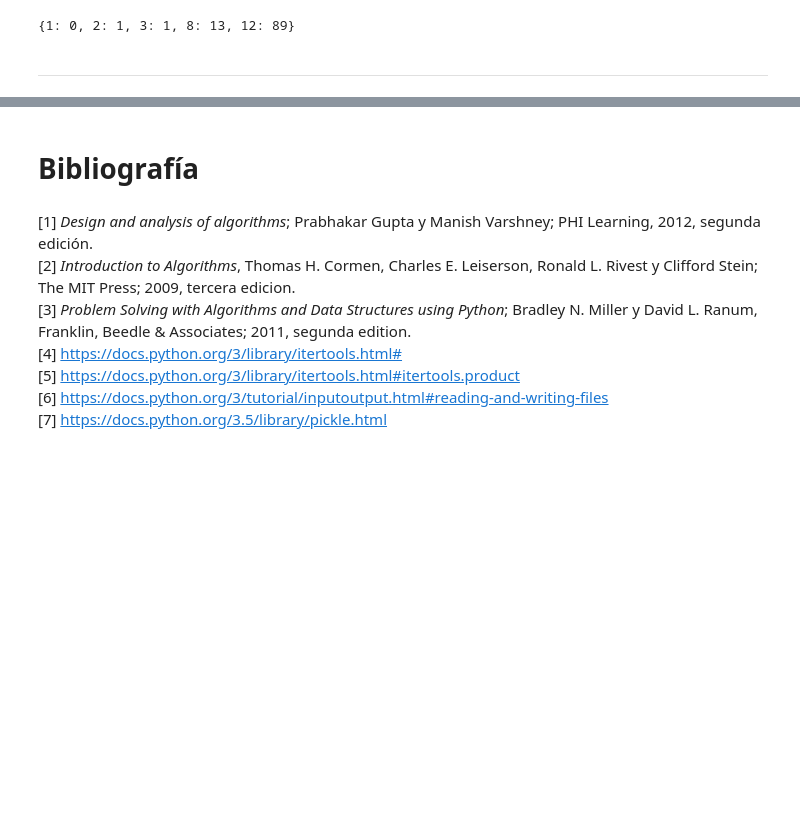
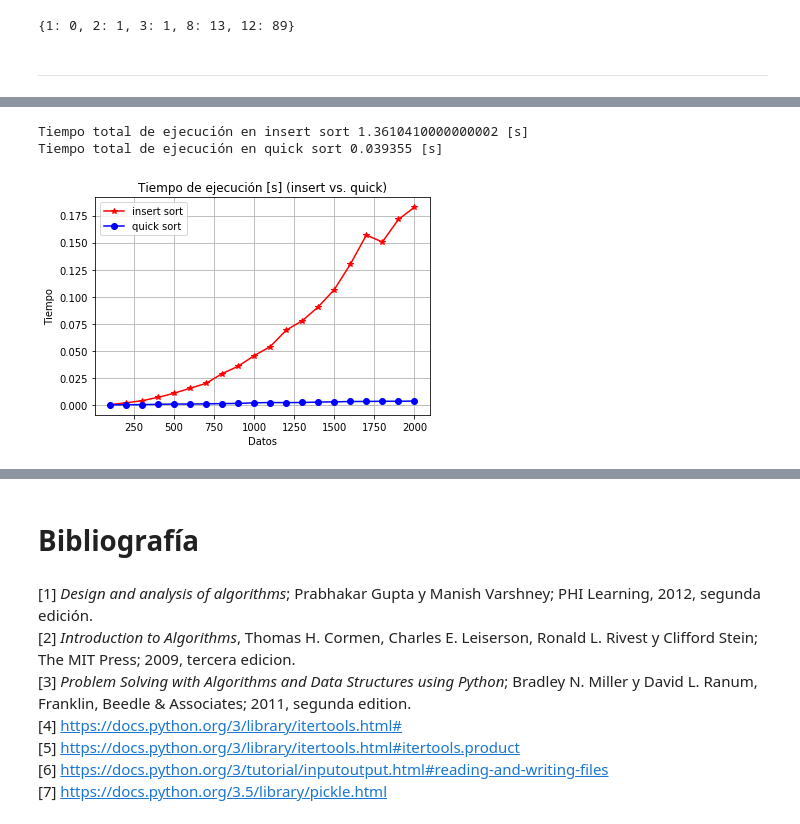
Before and after one commit to eegkno/FI_UNAM, a Jupyter notebook: 02_Estructuras_de_datos_y_algoritmos_1/P11/EDyA11_I.ipynb, the cells around one changed output, grey strips where cells are left out. Saved outputs shown, nothing was run; the diff lists cells and outputs as text; code cells hidden in the pictures; blank space fills up the shorter version.

```diff
--- a/02_Estructuras_de_datos_y_algoritmos_1/P11/EDyA11_I.ipynb
+++ b/02_Estructuras_de_datos_y_algoritmos_1/P11/EDyA11_I.ipynb
@@ -277,0 +440,19 @@ memoria_de_archivo
+# %%
+#Tamaños de la lista de números aleatorios a generar
+datos = [ii*100 for ii in range(1,21)]
+
+tiempo_is = []  #Lista para guardar el tiempo de ejecución de insert sort
+tiempo_qs = []  #Lista para guardar el tiempo de ejecución de quick sort
+
+for ii in datos:
+    lista_is = random.sample(range(0, 10000000), ii)
+    #Se hace una copia de la lista para que se ejecute el algoritmo con los mismo números
+    lista_qs = lista_is.copy()
+
+    t0 = time()  #Se guarda el tiempo inicial
+    insertionSort_time(lista_is)
+    tiempo_is.append(round(time()-t0, 6))   #Se le resta al tiempo actual, el tiempo inicial
+
+    t0 = time()
+    quicksort_time(lista_qs)
+    tiempo_qs.append(round(time()-t0, 6))
@@ -277,0 +469,22 @@ memoria_de_archivo
+# %%
+# Se imprimen los tiempos totales de ejecución
+# Para calcular el tiempo total se aplica la función sum() a las listas de tiempo
+print("Tiempo total de ejecución en insert sort {} [s]".format(sum(tiempo_is)))
+print("Tiempo total de ejecución en quick sort {} [s]".format(sum(tiempo_qs)))
+# %% [output]
+Tiempo total de ejecución en insert sort 1.3610410000000002 [s]
+Tiempo total de ejecución en quick sort 0.039355 [s]
+# %%
+#Generando la gráfica
+fig, ax = subplots()
+ax.plot(datos, tiempo_is, label="insert sort", marker="*",color="r")
+ax.plot(datos, tiempo_qs, label="quick sort", marker="o",color="b")
+ax.set_xlabel('Datos')
+ax.set_ylabel('Tiempo')
+ax.grid(True)
+ax.legend(loc=2);
+
+plt.title('Tiempo de ejecución [s] (insert vs. quick)')
+plt.show()
+# %% [output]
+[figure, added]
```
Also changed, not shown: parts of 49 cells of this notebook, 20 other files.
